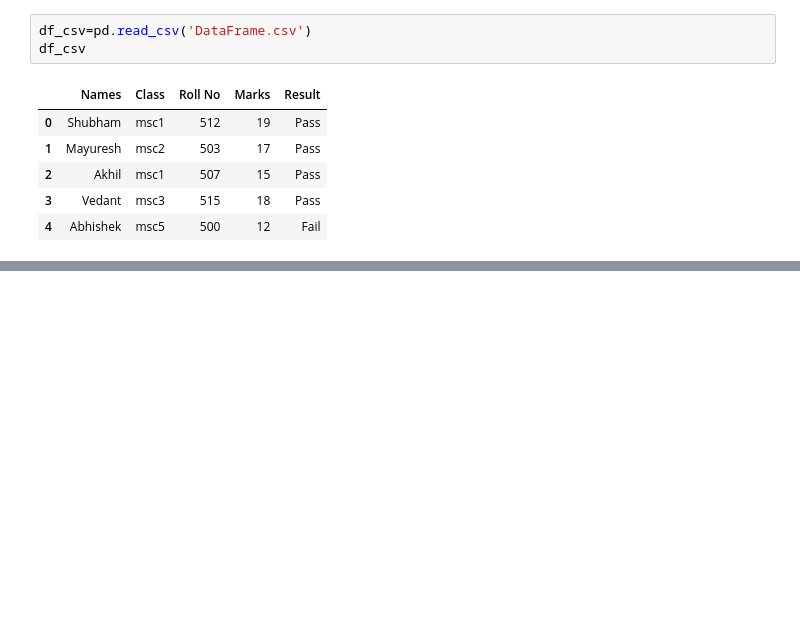
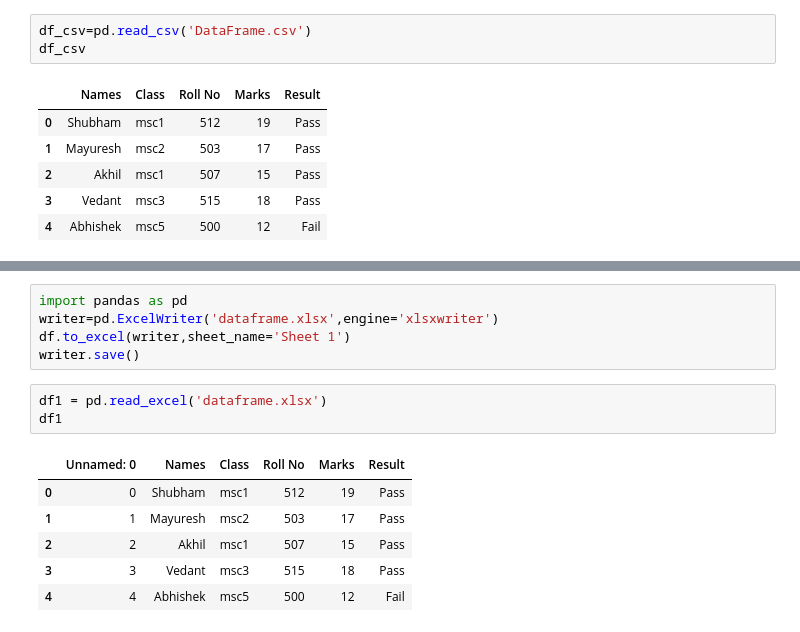
Before and after one commit to shubhamlad21/msc1_fds_512, a Jupyter notebook: FDS.ipynb, the cells around one changed output, grey strips where cells are left out. Saved outputs shown, nothing was run; the diff lists cells and outputs as text; blank space fills up the shorter version.

```diff
--- a/FDS.ipynb
+++ b/FDS.ipynb
@@ -274,0 +280,15 @@ df_csv
+# %%
+import pandas as pd
+writer=pd.ExcelWriter('dataframe.xlsx',engine='xlsxwriter')
+df.to_excel(writer,sheet_name='Sheet 1')
+writer.save()
+# %%
+df1 = pd.read_excel('dataframe.xlsx')
+df1
+# %% [output]
+|  | Unnamed: 0 | Names | Class | Roll No | Marks | Result |
+| 0 | 0 | Shubham | msc1 | 512 | 19 | Pass |
+| 1 | 1 | Mayuresh | msc2 | 503 | 17 | Pass |
+| 2 | 2 | Akhil | msc1 | 507 | 15 | Pass |
+| 3 | 3 | Vedant | msc3 | 515 | 18 | Pass |
+| 4 | 4 | Abhishek | msc5 | 500 | 12 | Fail |
```
Also changed, not shown: parts of 1 cell of this notebook.
